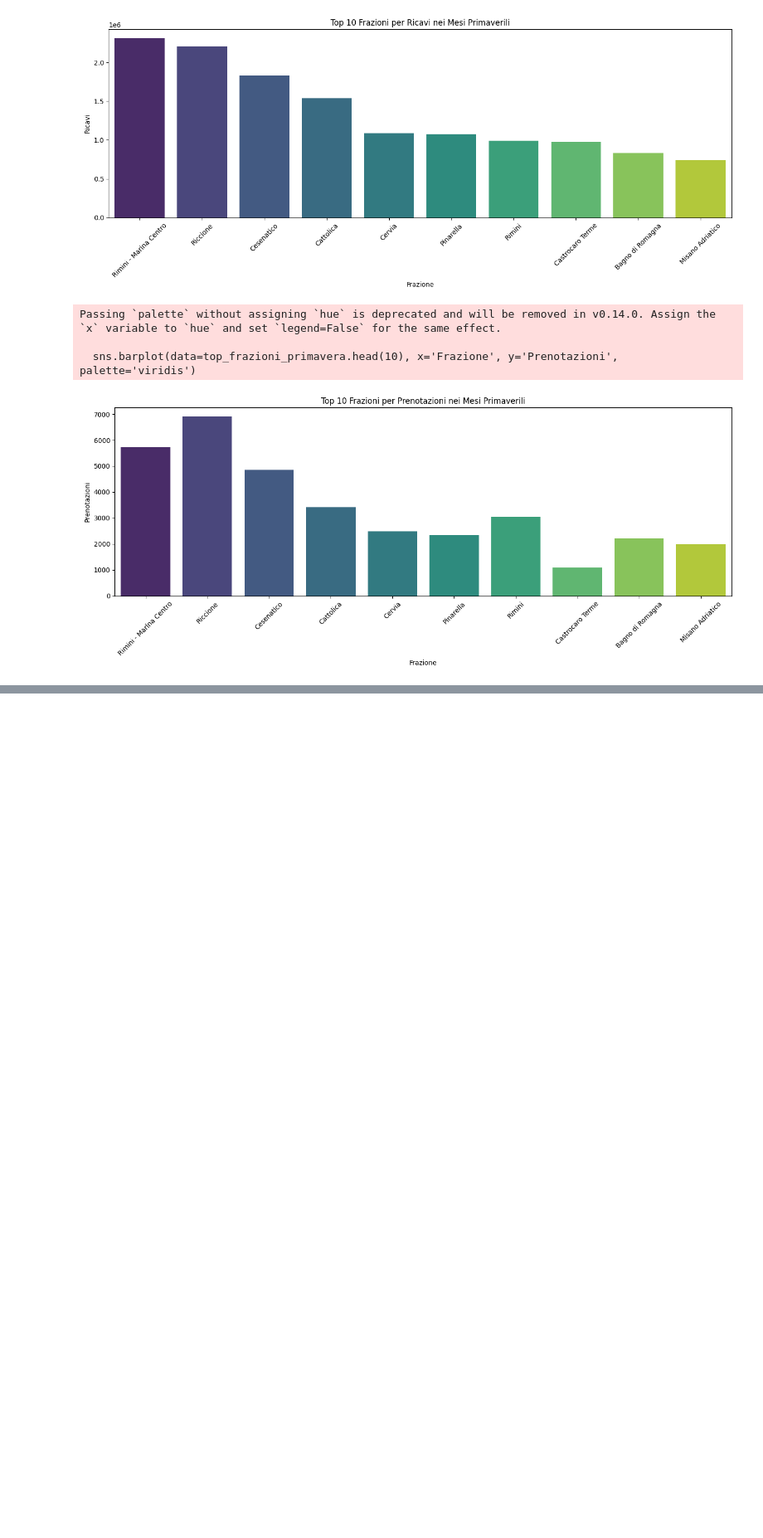
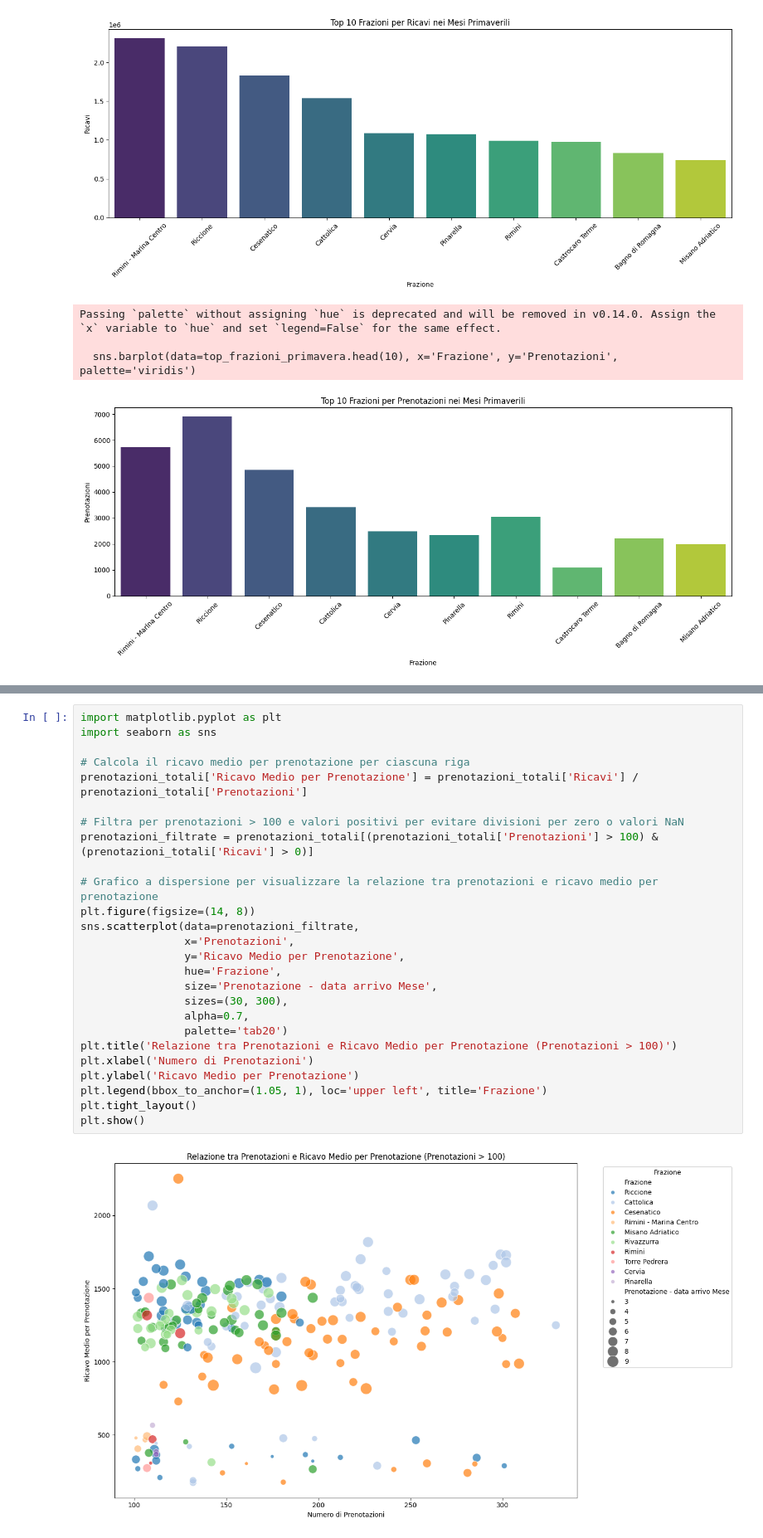
Before and after one commit to MrWou/analisi_prenotazioni, a Jupyter notebook: APT prenotazioni al 31_7.ipynb, the cells around one changed output, grey strips where cells are left out. Shown at 83% size. Saved outputs shown, nothing was run; the diff lists cells and outputs as text; blank space fills up the shorter version.

```diff
--- a/APT prenotazioni al 31_7.ipynb
+++ b/APT prenotazioni al 31_7.ipynb
@@ -282,0 +298,28 @@ plt.show()
+# %%
+import matplotlib.pyplot as plt
+import seaborn as sns
+
+# Calcola il ricavo medio per prenotazione per ciascuna riga
+prenotazioni_totali['Ricavo Medio per Prenotazione'] = prenotazioni_totali['Ricavi'] / prenotazioni_totali['Prenotazioni']
+
+# Filtra per prenotazioni > 100 e valori positivi per evitare divisioni per zero o valori NaN
+prenotazioni_filtrate = prenotazioni_totali[(prenotazioni_totali['Prenotazioni'] > 100) & (prenotazioni_totali['Ricavi'] > 0)]
+
+# Grafico a dispersione per visualizzare la relazione tra prenotazioni e ricavo medio per prenotazione
+plt.figure(figsize=(14, 8))
+sns.scatterplot(data=prenotazioni_filtrate,
+                x='Prenotazioni',
+                y='Ricavo Medio per Prenotazione',
+                hue='Frazione',
+                size='Prenotazione - data arrivo Mese',
+                sizes=(30, 300),
+                alpha=0.7,
+                palette='tab20')
+plt.title('Relazione tra Prenotazioni e Ricavo Medio per Prenotazione (Prenotazioni > 100)')
+plt.xlabel('Numero di Prenotazioni')
+plt.ylabel('Ricavo Medio per Prenotazione')
+plt.legend(bbox_to_anchor=(1.05, 1), loc='upper left', title='Frazione')
+plt.tight_layout()
+plt.show()
+# %% [output]
+[figure, added]
```
Also changed, not shown: parts of 3 cells of this notebook.
